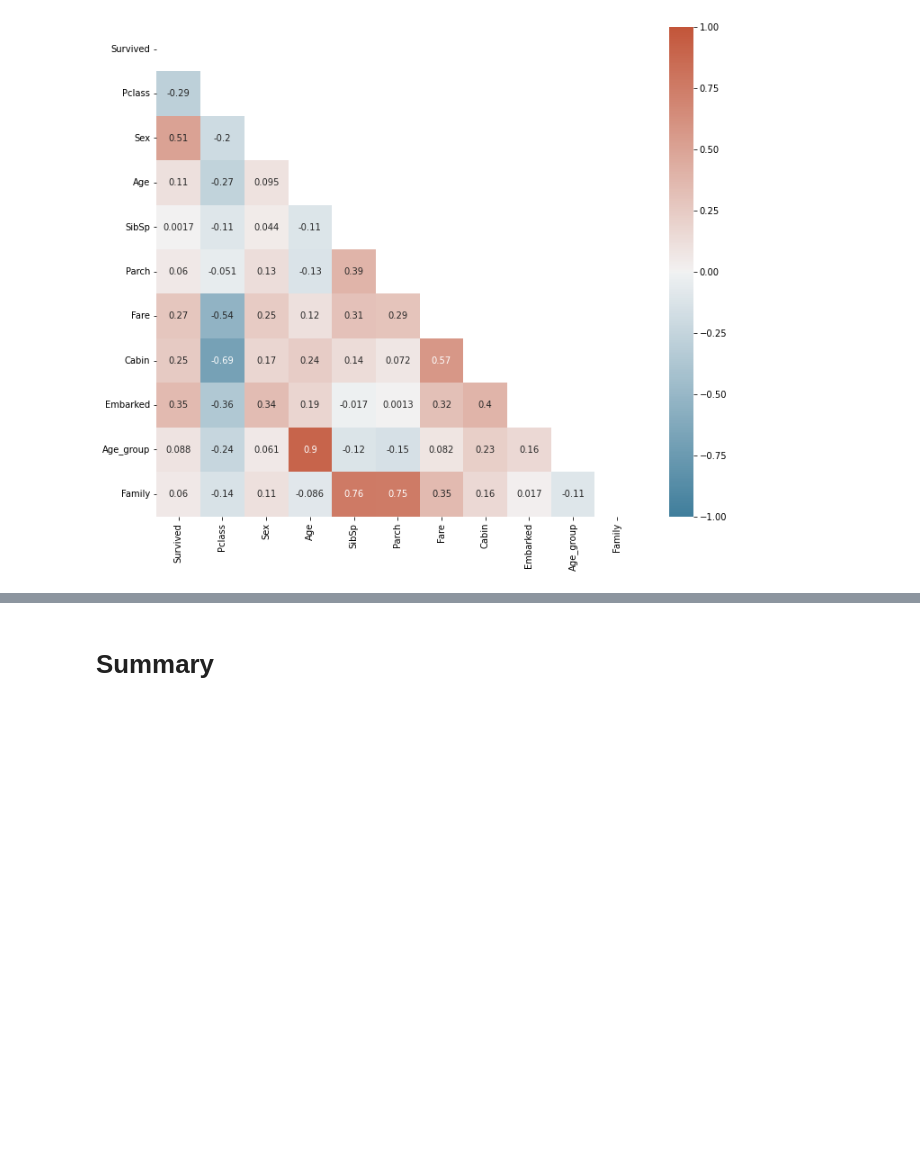
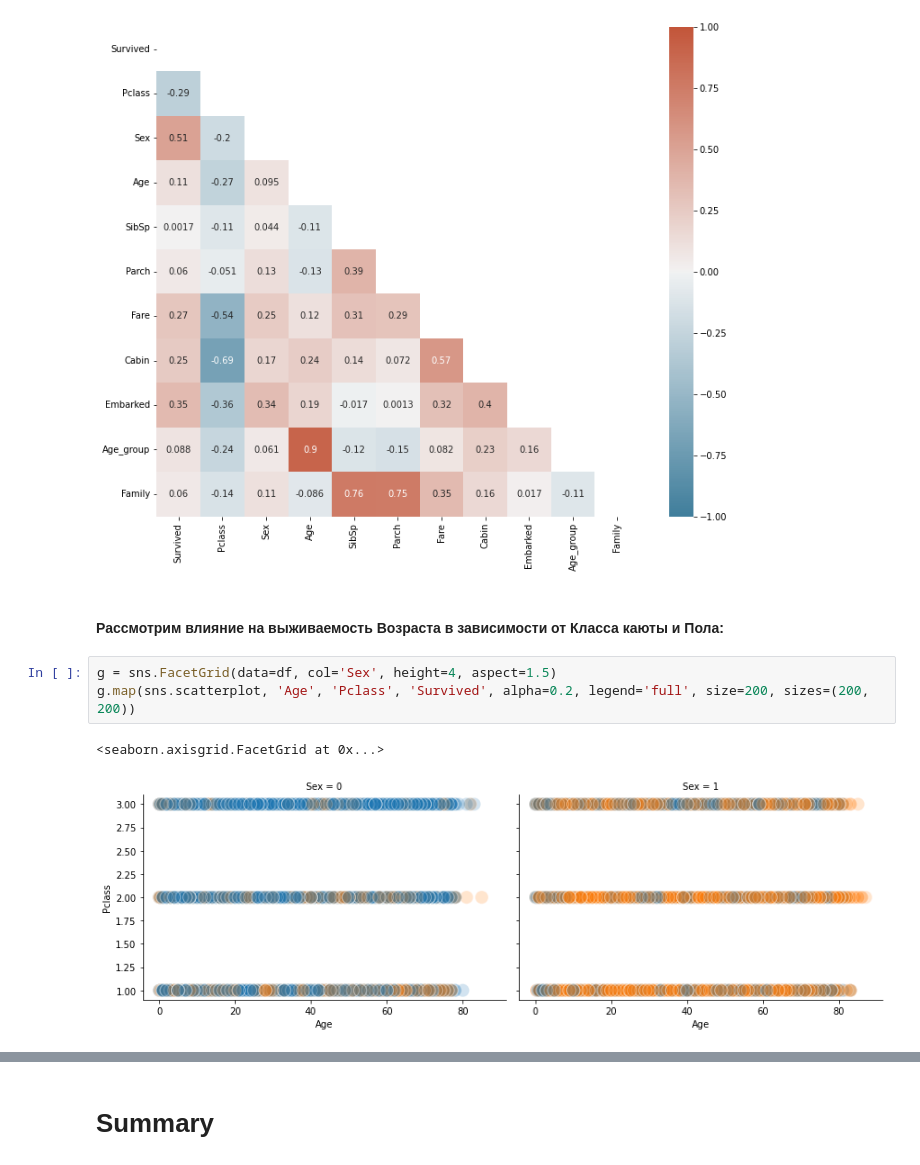
Before and after one commit to Sekai-no-uragawa/2_Descriptive-Statistics-and-Data-Exploration, a Jupyter notebook: eda.ipynb, the cells around one changed output, grey strips where cells are left out. Saved outputs shown, nothing was run; the diff lists cells and outputs as text; blank space fills up the shorter version.

```diff
--- a/eda.ipynb
+++ b/eda.ipynb
@@ -474,3 +474,11 @@ sns.heatmap(data=corr, annot=True, vmin=-1, vmax=1, mask=mask, cmap=cmap)
 # %% [output]
 <AxesSubplot:>
 [figure]
+# %% [markdown]
+#### Рассмотрим влияние на выживаемость Возраста в зависимости от Класса каюты и Пола:
+# %%
+g = sns.FacetGrid(data=df, col='Sex', height=4, aspect=1.5)
+g.map(sns.scatterplot, 'Age', 'Pclass', 'Survived', alpha=0.2, legend='full', size=200, sizes=(200, 200))
+# %% [output]
+<seaborn.axisgrid.FacetGrid at 0x...>
+[figure, added]
```
Also changed, not shown: parts of 6 cells of this notebook.
